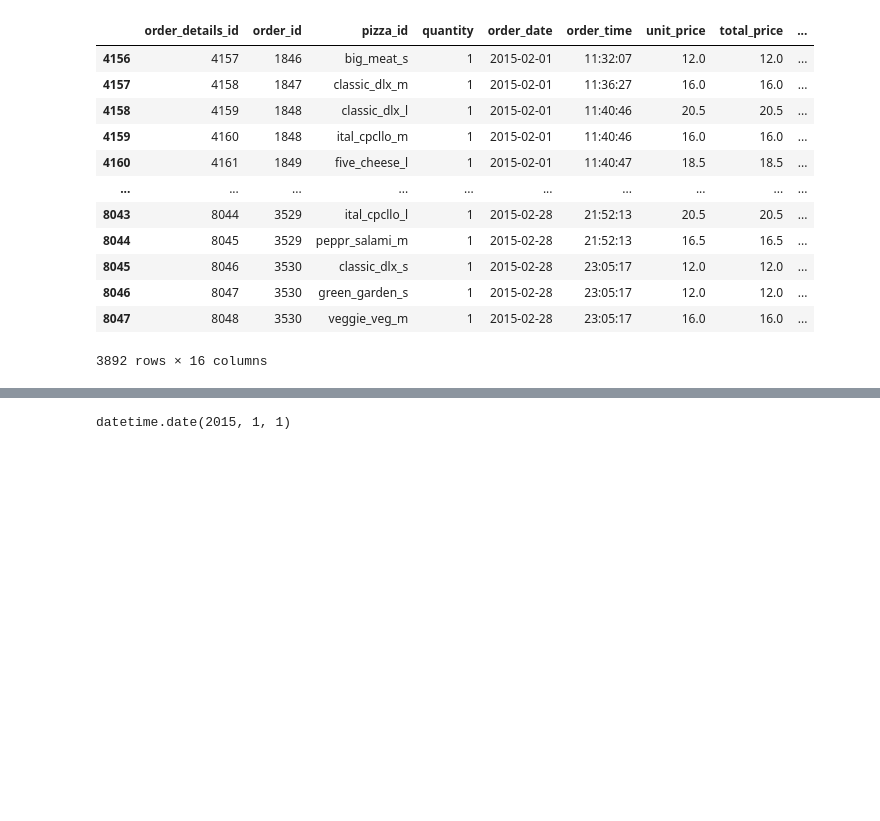
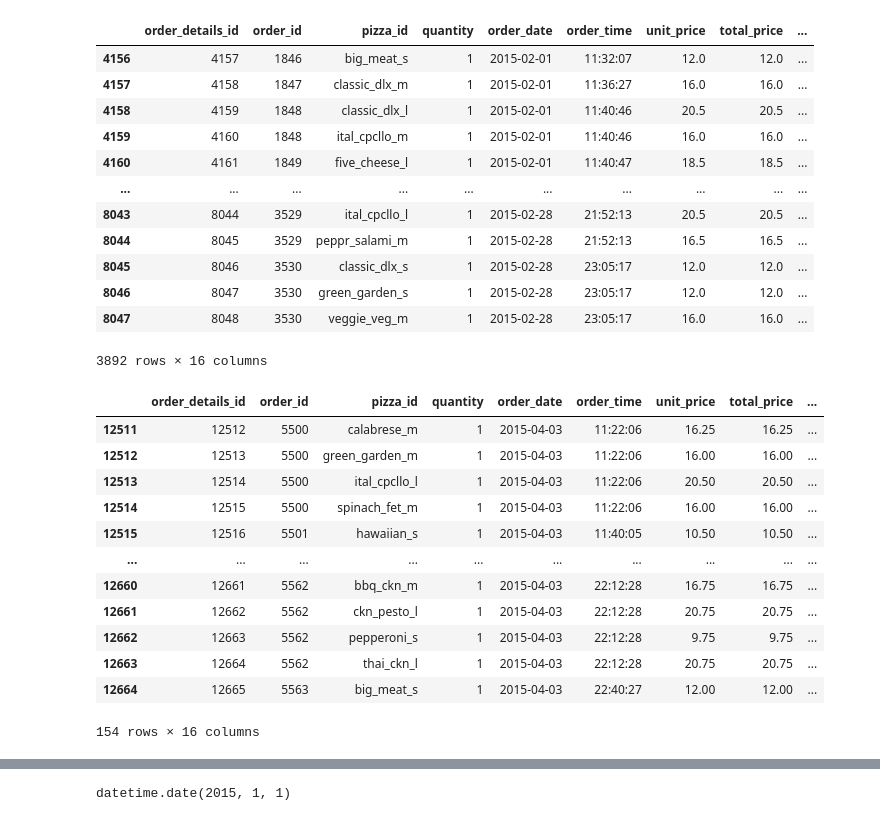
Before and after one commit to talesaraujoc/mr_pizza_web_app, a Jupyter notebook: notebook.ipynb, the cells around one changed output, grey strips where cells are left out. Drawn from its saved outputs; the diff is of its cells as text; code cells hidden in the pictures; blank space fills up the shorter version.

```diff
--- a/notebook.ipynb
+++ b/notebook.ipynb
@@ -175,3 +175,21 @@ df_mes_escolhido
 | 8046 | 8047 | 3530 | green_garden_s | 1 | 2015-02-28 | 23:05:17 | 12.0 | 12.0 | ... |
 | 8047 | 8048 | 3530 | veggie_veg_m | 1 | 2015-02-28 | 23:05:17 | 16.0 | 16.0 | ... |
 3892 rows × 16 columns
+# %%
+df_analise_dia = df.loc[(df['day']==3) & (df['month']==4)]
+# %%
+df_analise_dia
+# %% [output]
+|  | order_details_id | order_id | pizza_id | quantity | order_date | order_time | unit_price | total_price | ... |
+| 12511 | 12512 | 5500 | calabrese_m | 1 | 2015-04-03 | 11:22:06 | 16.25 | 16.25 | ... |
+| 12512 | 12513 | 5500 | green_garden_m | 1 | 2015-04-03 | 11:22:06 | 16.00 | 16.00 | ... |
+| 12513 | 12514 | 5500 | ital_cpcllo_l | 1 | 2015-04-03 | 11:22:06 | 20.50 | 20.50 | ... |
+| 12514 | 12515 | 5500 | spinach_fet_m | 1 | 2015-04-03 | 11:22:06 | 16.00 | 16.00 | ... |
+| 12515 | 12516 | 5501 | hawaiian_s | 1 | 2015-04-03 | 11:40:05 | 10.50 | 10.50 | ... |
+| ... | ... | ... | ... | ... | ... | ... | ... | ... | ... |
+| 12660 | 12661 | 5562 | bbq_ckn_m | 1 | 2015-04-03 | 22:12:28 | 16.75 | 16.75 | ... |
+| 12661 | 12662 | 5562 | ckn_pesto_l | 1 | 2015-04-03 | 22:12:28 | 20.75 | 20.75 | ... |
+| 12662 | 12663 | 5562 | pepperoni_s | 1 | 2015-04-03 | 22:12:28 | 9.75 | 9.75 | ... |
+| 12663 | 12664 | 5562 | thai_ckn_l | 1 | 2015-04-03 | 22:12:28 | 20.75 | 20.75 | ... |
+| 12664 | 12665 | 5563 | big_meat_s | 1 | 2015-04-03 | 22:40:27 | 12.00 | 12.00 | ... |
+154 rows × 16 columns
```
Also changed, not shown: parts of 9 cells of this notebook, 2 other files.
